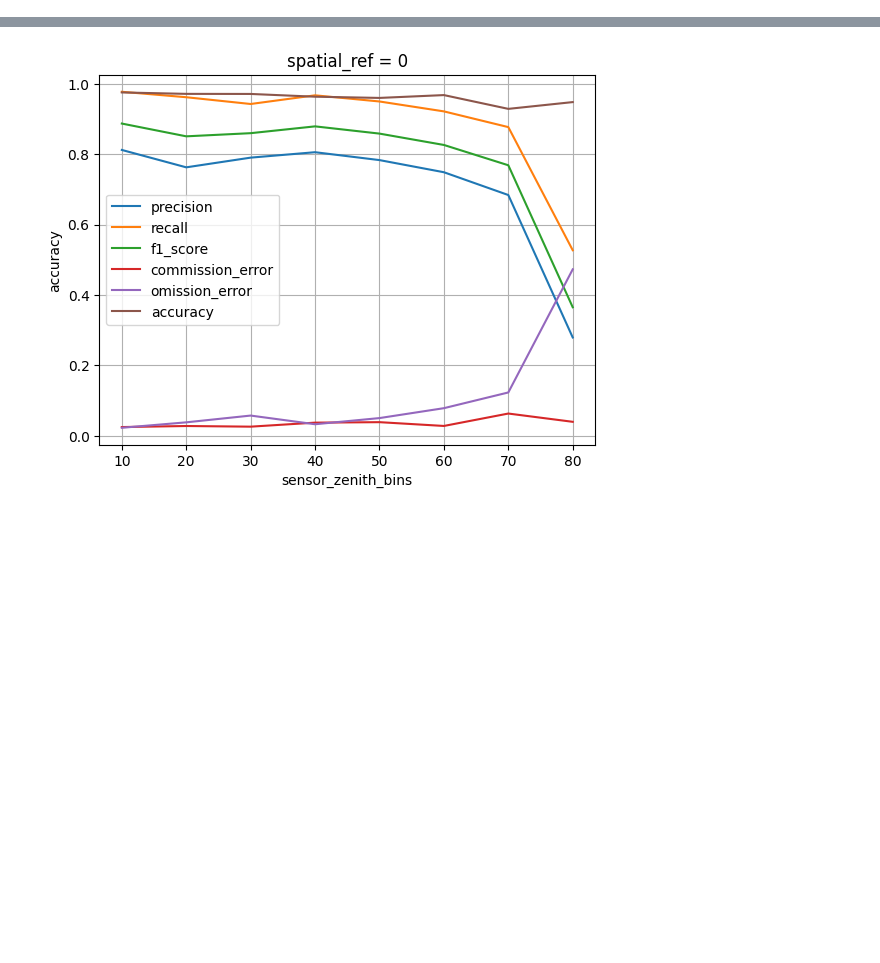
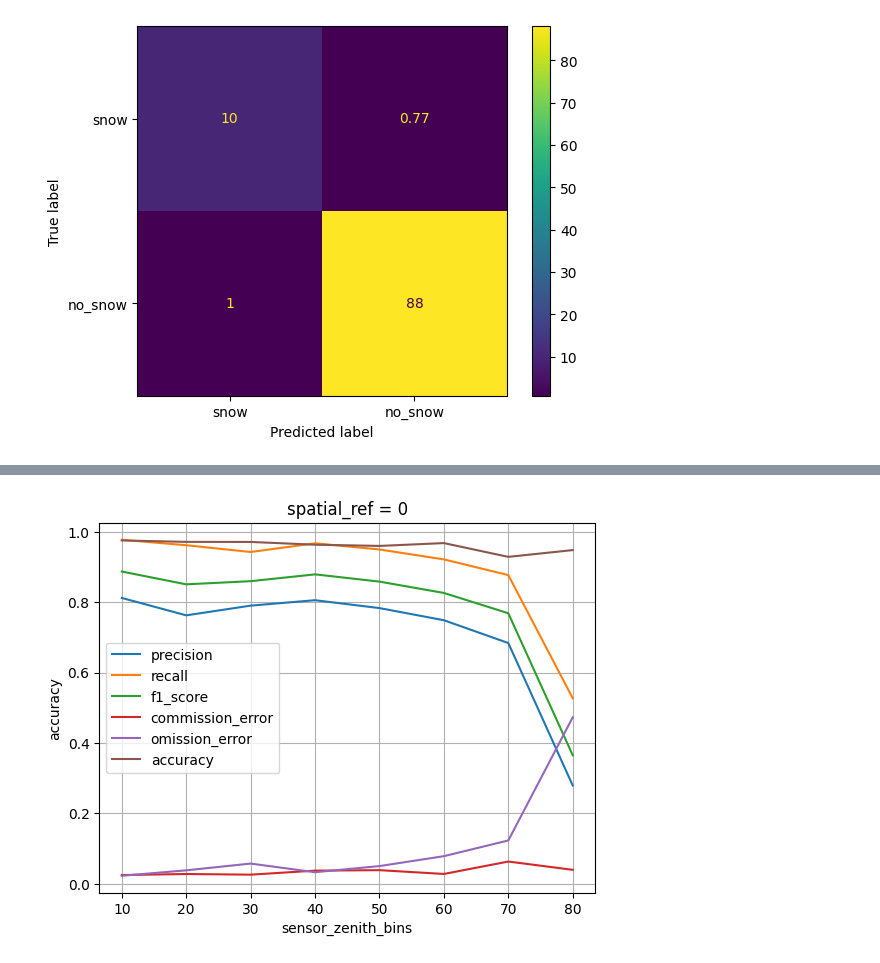
Before and after one commit to nicolaimpe/viirsnow, a Jupyter notebook: notebooks/accuracy.ipynb, the cells around one changed output, grey strips where cells are left out. Drawn from its saved outputs; the diff is of its cells as text; code cells hidden in the pictures; blank space fills up the shorter version.

```diff
--- a/notebooks/accuracy.ipynb
+++ b/notebooks/accuracy.ipynb
@@ -8,0 +28,5 @@ nasa_pseudo_l3_metrics_ds = xr.open_dataset(f"{analysis_folder}/confusion_table_
+# %%
+nasa_metrics_ds = xr.open_dataset(f"{analysis_folder}/confusion_table_WY_2023_2024_SNPP_nasa_l3_res_375m.nc", decode_cf=True)
+plot_confusion_table(nasa_metrics_ds.sel(slope_bins=mf_metrics_ds.slope_bins[1]))
+# %% [output]
+[figure, added]
```
Also changed, not shown: parts of 10 cells of this notebook, 6 other files.
